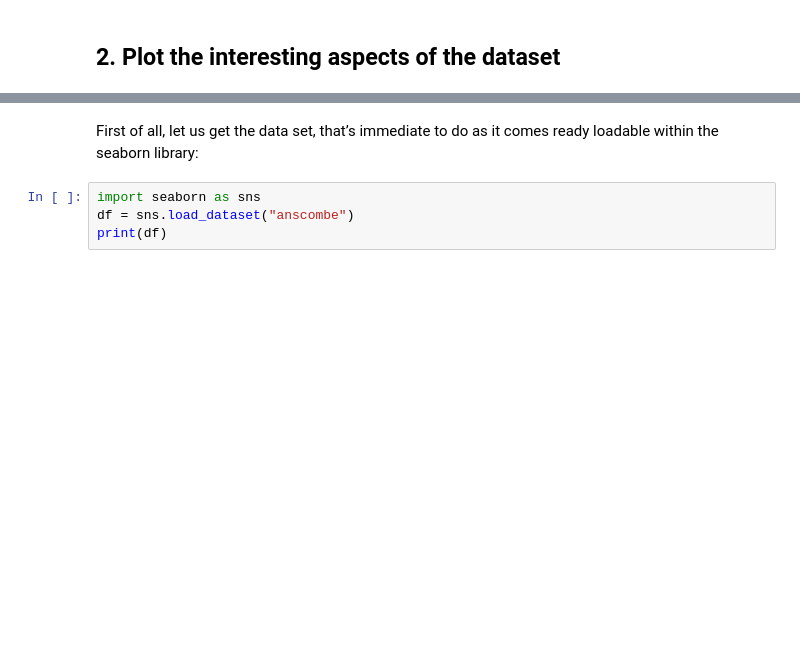
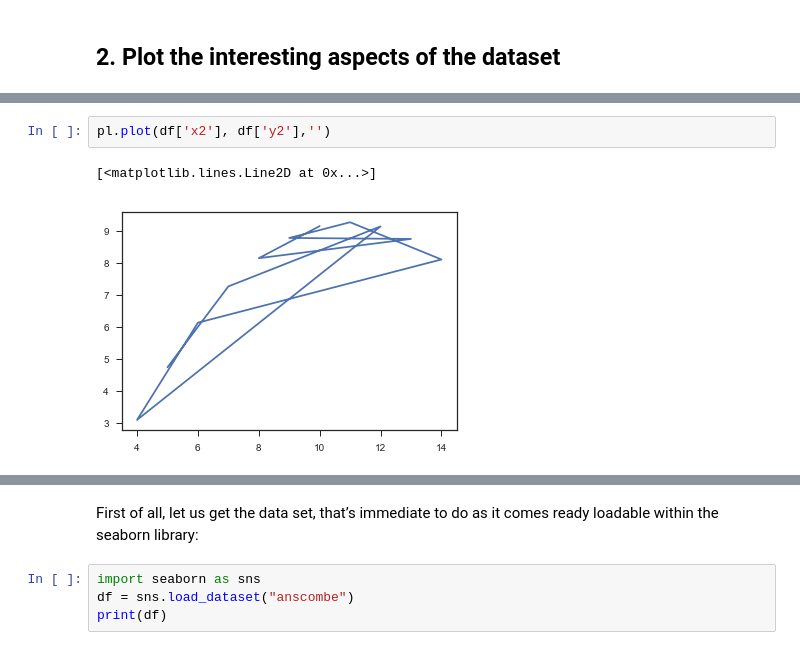
Before and after one commit to MarianneLawless/Fundamentals-of-DA-Pratical-Assignments, a Jupyter notebook: An Analysis of Anscombe's quartet dataset .ipynb, the cells around one changed output, grey strips where cells are left out. Saved outputs shown, nothing was run; the diff lists cells and outputs as text; blank space fills up the shorter version.

```diff
--- a/An Analysis of Anscombe's quartet dataset .ipynb
+++ b/An Analysis of Anscombe's quartet dataset .ipynb
@@ -44,0 +46,5 @@ import numpy as np #Quick summary statistics
+# %%
+pl.plot(df['x2'], df['y2'],'')
+# %% [output]
+[<matplotlib.lines.Line2D at 0x...>]
+[figure, added]
```
Also changed, not shown: parts of 34 cells of this notebook.
